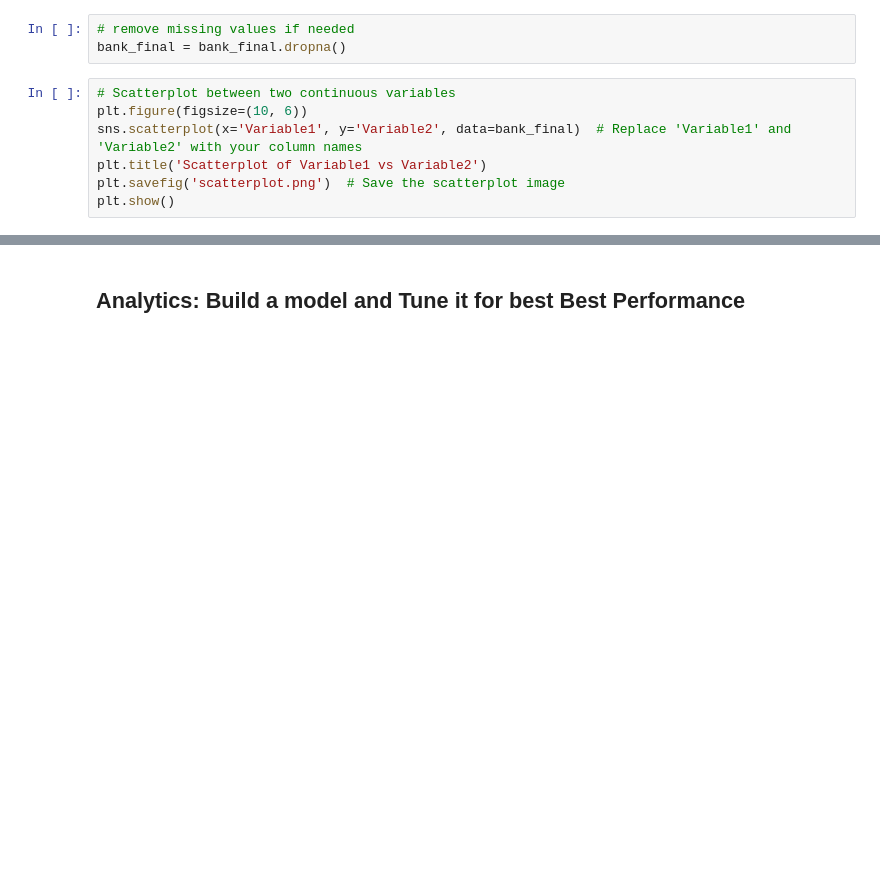
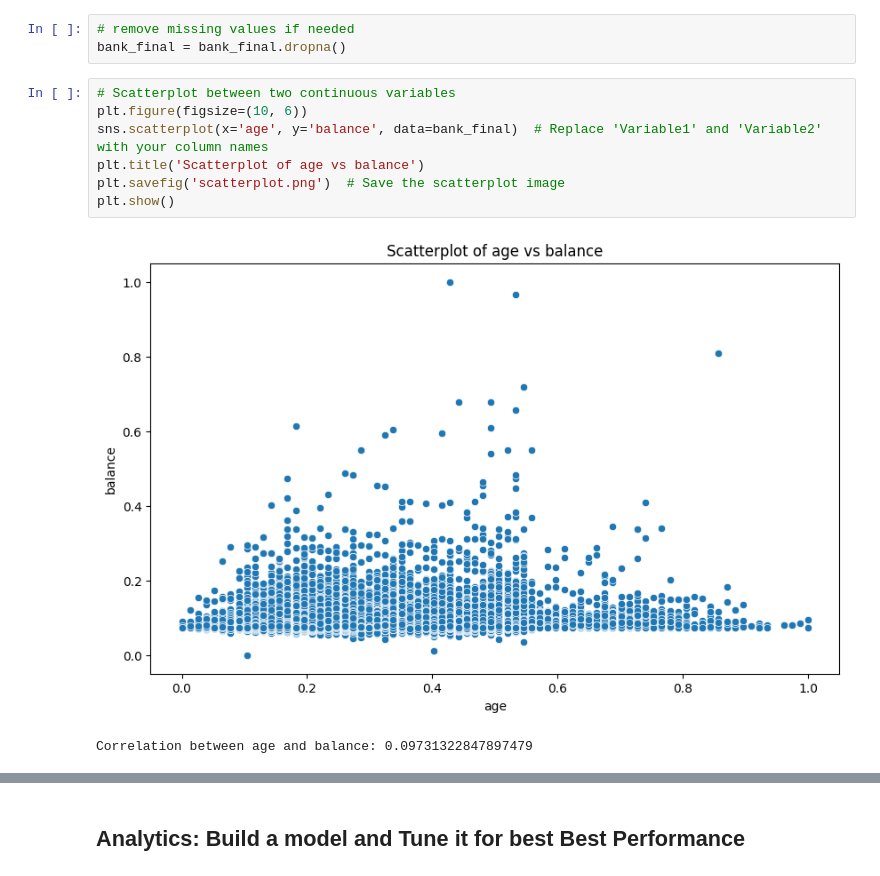
Before and after one commit to meltydreams/ds1001_final, a Jupyter notebook: ds1001_final/notebooks/Final_Project_Notebook.ipynb, the cells around one changed output, grey strips where cells are left out. Drawn from its saved outputs; the diff is of its cells as text; blank space fills up the shorter version.

```diff
--- a/ds1001_final/notebooks/Final_Project_Notebook.ipynb
+++ b/ds1001_final/notebooks/Final_Project_Notebook.ipynb
@@ -150,10 +179,13 @@ bank_final = bank_final.dropna()
 # %%
 # Scatterplot between two continuous variables
 plt.figure(figsize=(10, 6))
-sns.scatterplot(x='Variable1', y='Variable2', data=bank_final)  # Replace 'Variable1' and 'Variable2' with your column names
-plt.title('Scatterplot of Variable1 vs Variable2')
+sns.scatterplot(x='age', y='balance', data=bank_final)  # Replace 'Variable1' and 'Variable2' with your column names
+plt.title('Scatterplot of age vs balance')
 plt.savefig('scatterplot.png')  # Save the scatterplot image
 plt.show()
+# %% [output]
+[figure, added]
+Correlation between age and balance: 0.09731322847897479
 # %%
 # Density chart of a continuous variable
 plt.figure(figsize=(10, 6))
```
Also changed, not shown: parts of 20 cells of this notebook.
